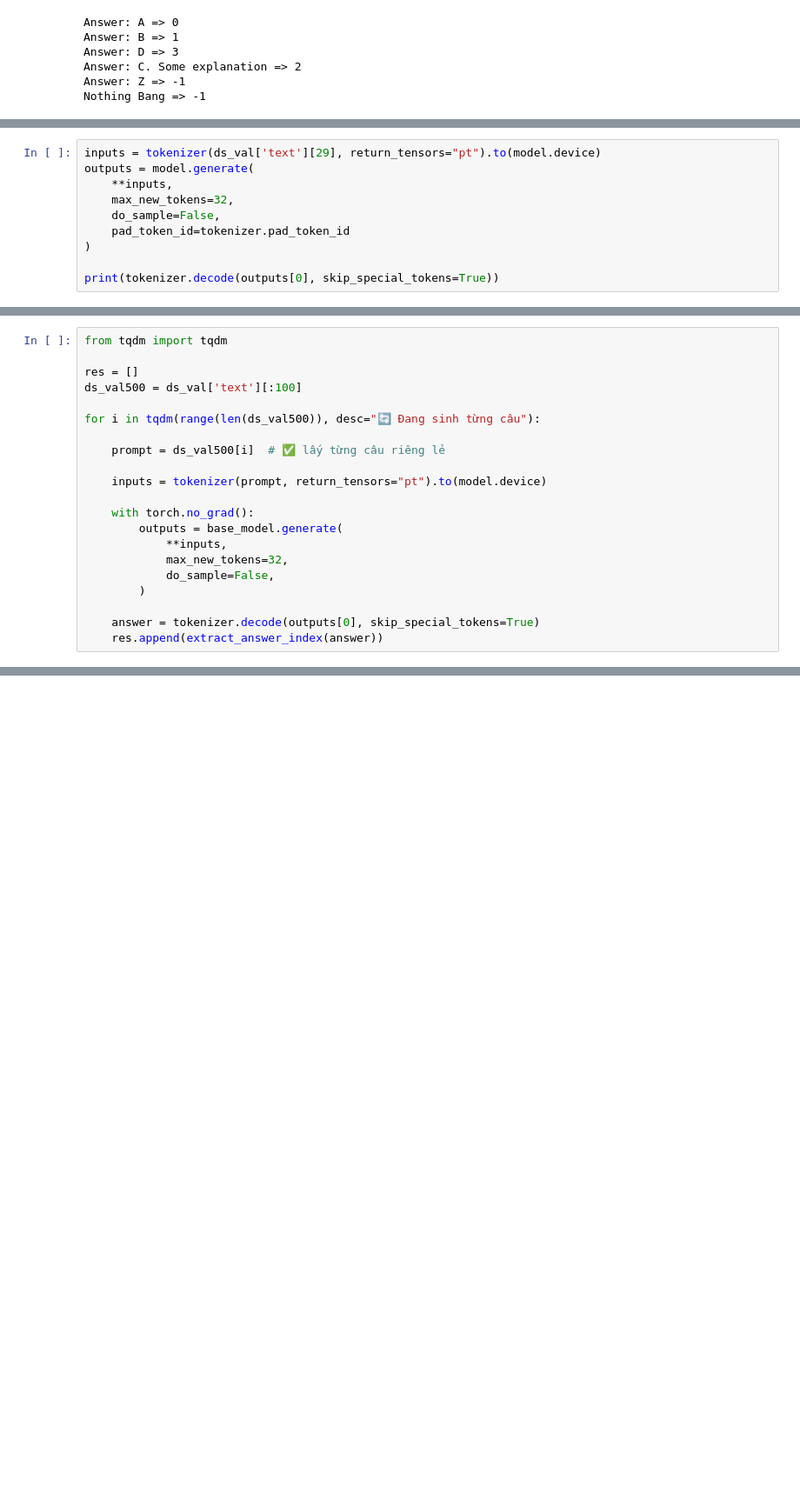
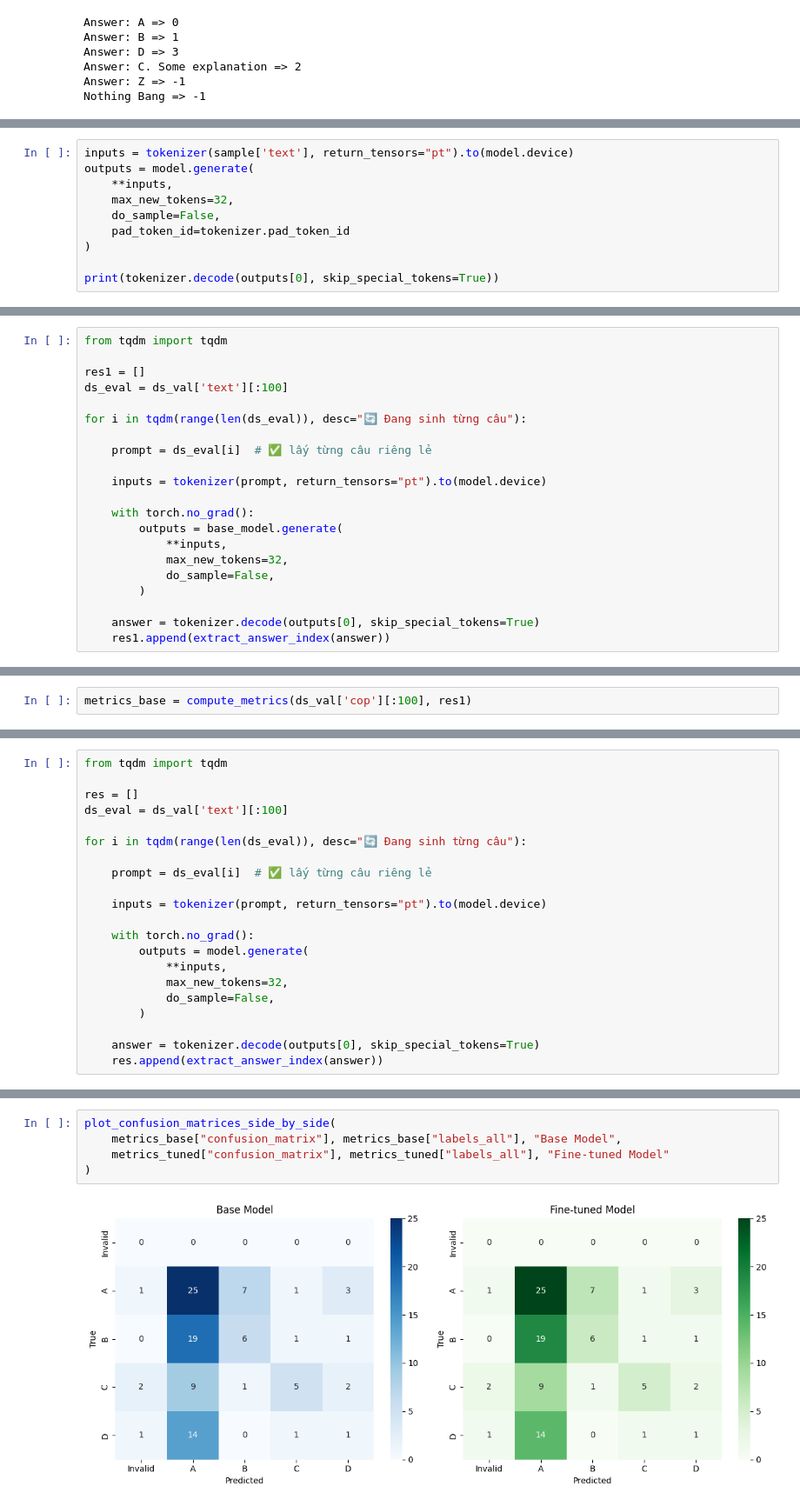
Before and after one commit to lhldanh/Parameter-Efficient-Fine-Tuning-For-ViMedMCQA, a Jupyter notebook: evaluation_form.ipynb, the cells around one changed output, grey strips where cells are left out. Shown at 87% size. Drawn from its saved outputs; the diff is of its cells as text; blank space fills up the shorter version.

```diff
--- a/evaluation_form.ipynb
+++ b/evaluation_form.ipynb
@@ -161,5 +320,5 @@ thử dự đoán với 1 mẫu
 # %%
-inputs = tokenizer(ds_val['text'][29], return_tensors="pt").to(model.device)
+inputs = tokenizer(sample['text'], return_tensors="pt").to(model.device)
 outputs = model.generate(
     **inputs,
     max_new_tokens=32,
@@ -270,0 +348,21 @@ Dự đoán với 100 mẫu với base model
+# %%
+from tqdm import tqdm
+
+res1 = []
+ds_eval = ds_val['text'][:100]
+
+for i in tqdm(range(len(ds_eval)), desc="🔄 Đang sinh từng câu"):
+
+    prompt = ds_eval[i]  # ✅ lấy từng câu riêng lẻ
+
+    inputs = tokenizer(prompt, return_tensors="pt").to(model.device)
+
+    with torch.no_grad():
+        outputs = base_model.generate(
+            **inputs,
+            max_new_tokens=32,
+            do_sample=False,
+        )
+
+    answer = tokenizer.decode(outputs[0], skip_special_tokens=True)
+    res1.append(extract_answer_index(answer))
@@ -270,0 +371,2 @@ Dự đoán với 100 mẫu với base model
+# %%
+metrics_base = compute_metrics(ds_val['cop'][:100], res1)
@@ -272,16 +378,16 @@ Dự đoán với 100 mẫu với base model
 from tqdm import tqdm
 
 res = []
-ds_val500 = ds_val['text'][:100]
+ds_eval = ds_val['text'][:100]
 
-for i in tqdm(range(len(ds_val500)), desc="🔄 Đang sinh từng câu"):
+for i in tqdm(range(len(ds_eval)), desc="🔄 Đang sinh từng câu"):
 
-    prompt = ds_val500[i]  # ✅ lấy từng câu riêng lẻ
+    prompt = ds_eval[i]  # ✅ lấy từng câu riêng lẻ
 
     inputs = tokenizer(prompt, return_tensors="pt").to(model.device)
 
     with torch.no_grad():
-        outputs = base_model.generate(
+        outputs = model.generate(
             **inputs,
             max_new_tokens=32,
             do_sample=False,
@@ -356,0 +445,7 @@ weighted avg       0.40      0.38      0.26        93
+# %%
+plot_confusion_matrices_side_by_side(
+    metrics_base["confusion_matrix"], metrics_base["labels_all"], "Base Model",
+    metrics_tuned["confusion_matrix"], metrics_tuned["labels_all"], "Fine-tuned Model"
+)
+# %% [output]
+[figure, added]
```
Also changed, not shown: parts of 50 cells of this notebook.
